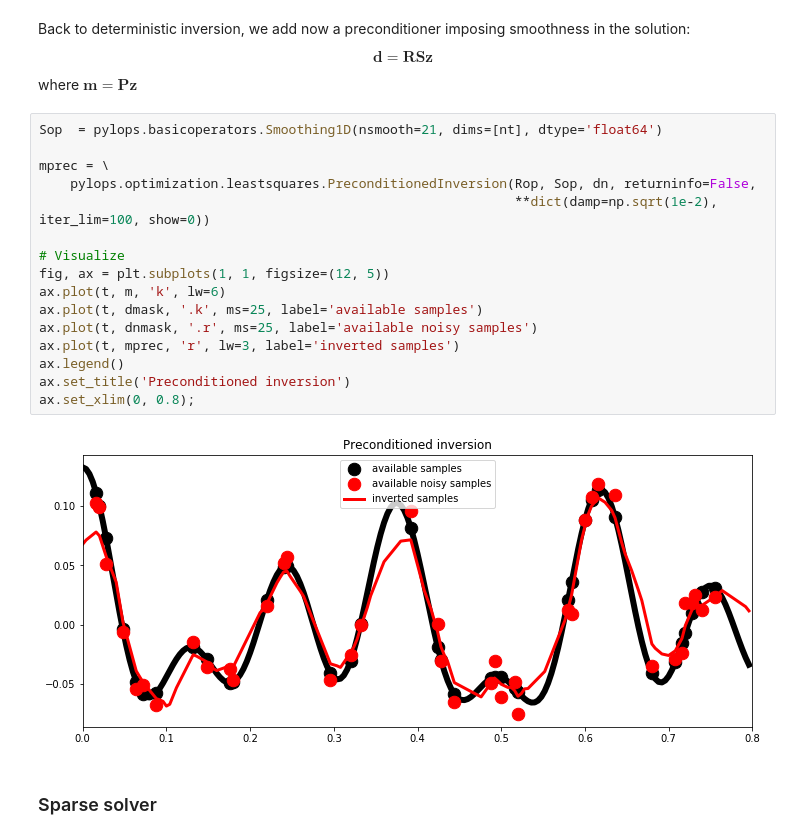
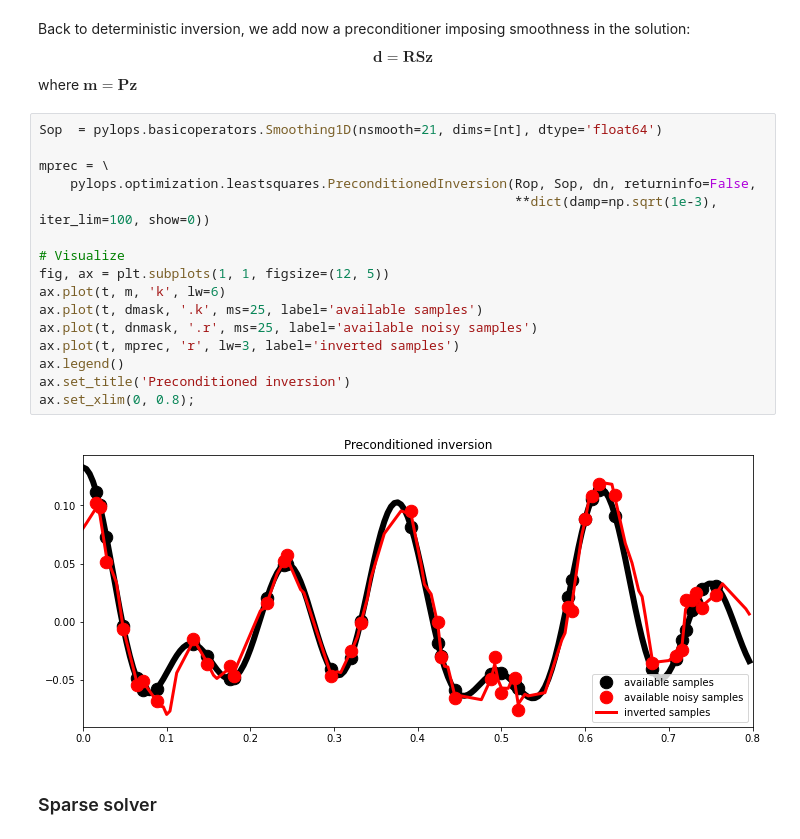
Before and after one commit to PyLops/pylops_notebooks, a Jupyter notebook: official/timisoara_summerschool_2019/Solvers.ipynb, the cells around one changed output. Cells and saved outputs as stored; diff of their text form.

```diff
--- a/official/timisoara_summerschool_2019/Solvers.ipynb
+++ b/official/timisoara_summerschool_2019/Solvers.ipynb
@@ -287,21 +287,21 @@ where $\mathbf{m} = \mathbf{P} \mathbf{z}$
 # %%
 Sop  = pylops.basicoperators.Smoothing1D(nsmooth=21, dims=[nt], dtype='float64')
 
 mprec = \
     pylops.optimization.leastsquares.PreconditionedInversion(Rop, Sop, dn, returninfo=False,
-                                                             **dict(damp=np.sqrt(1e-2), iter_lim=100, show=0))
+                                                             **dict(damp=np.sqrt(1e-3), iter_lim=100, show=0))
 
 # Visualize
 fig, ax = plt.subplots(1, 1, figsize=(12, 5))
 ax.plot(t, m, 'k', lw=6)
 ax.plot(t, dmask, '.k', ms=25, label='available samples')
 ax.plot(t, dnmask, '.r', ms=25, label='available noisy samples')
 ax.plot(t, mprec, 'r', lw=3, label='inverted samples')
 ax.legend()
 ax.set_title('Preconditioned inversion')
 ax.set_xlim(0, 0.8);
 # %% [output]
-[figure, old version]
+[figure, new version]
 # %% [markdown]
 ### Sparse solver
 # %% [markdown]
```
Also changed, not shown: parts of 3 cells of this notebook.
